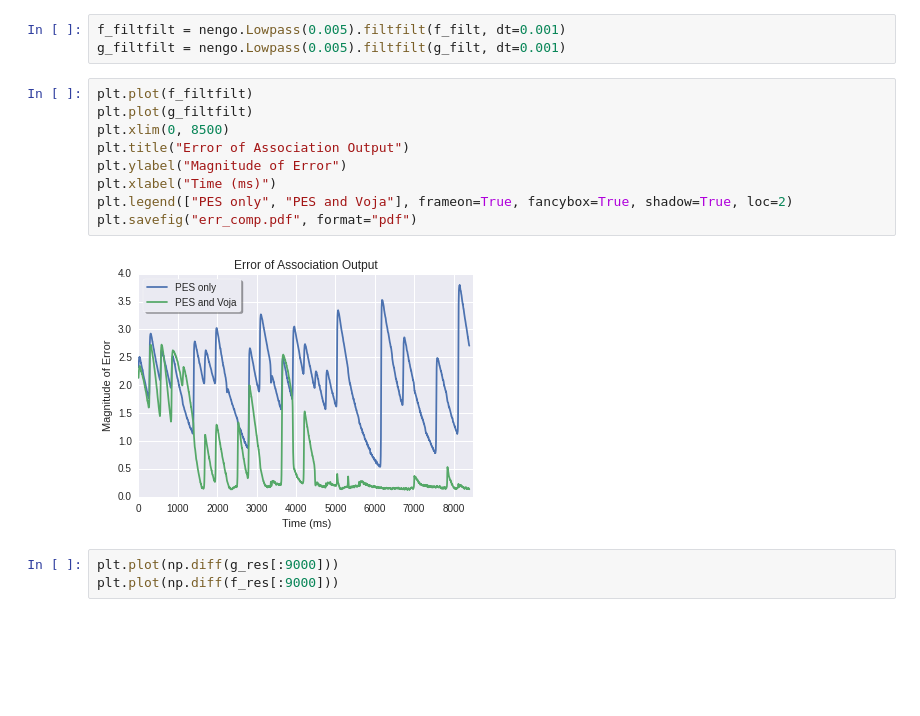
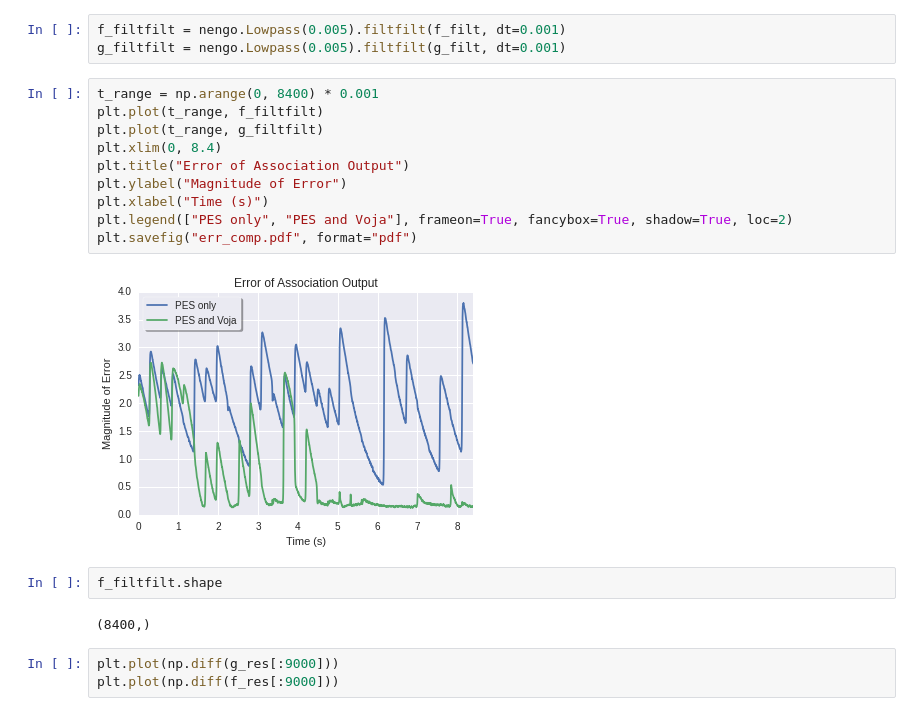
Before and after one commit to Seanny123/counting_to_addition, a Jupyter notebook: learn_fail_fig.ipynb, the cells around one changed output. Saved outputs shown, nothing was run; the diff lists cells and outputs as text; blank space fills up the shorter version.

```diff
--- a/learn_fail_fig.ipynb
+++ b/learn_fail_fig.ipynb
@@ -65,16 +65,21 @@ plt.plot(f_filt)
 f_filtfilt = nengo.Lowpass(0.005).filtfilt(f_filt, dt=0.001)
 g_filtfilt = nengo.Lowpass(0.005).filtfilt(g_filt, dt=0.001)
 # %%
-plt.plot(f_filtfilt)
-plt.plot(g_filtfilt)
-plt.xlim(0, 8500)
+t_range = np.arange(0, 8400) * 0.001
+plt.plot(t_range, f_filtfilt)
+plt.plot(t_range, g_filtfilt)
+plt.xlim(0, 8.4)
 plt.title("Error of Association Output")
 plt.ylabel("Magnitude of Error")
-plt.xlabel("Time (ms)")
+plt.xlabel("Time (s)")
 plt.legend(["PES only", "PES and Voja"], frameon=True, fancybox=True, shadow=True, loc=2)
 plt.savefig("err_comp.pdf", format="pdf")
 # %% [output]
-[figure, old version]
+[figure, new version]
+# %%
+f_filtfilt.shape
+# %% [output]
+(8400,)
 # %%
 plt.plot(np.diff(g_res[:9000]))
 plt.plot(np.diff(f_res[:9000]))
```
Also changed, not shown: parts of 6 cells of this notebook, 3 other files.
